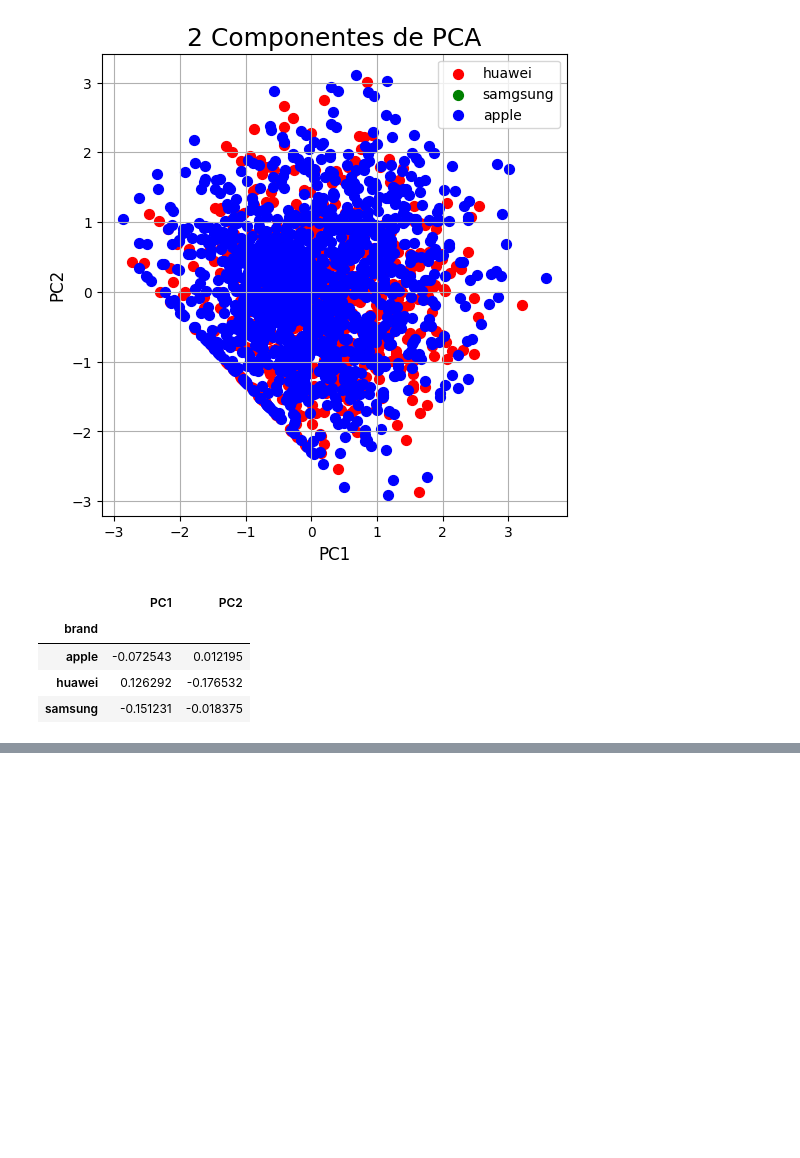
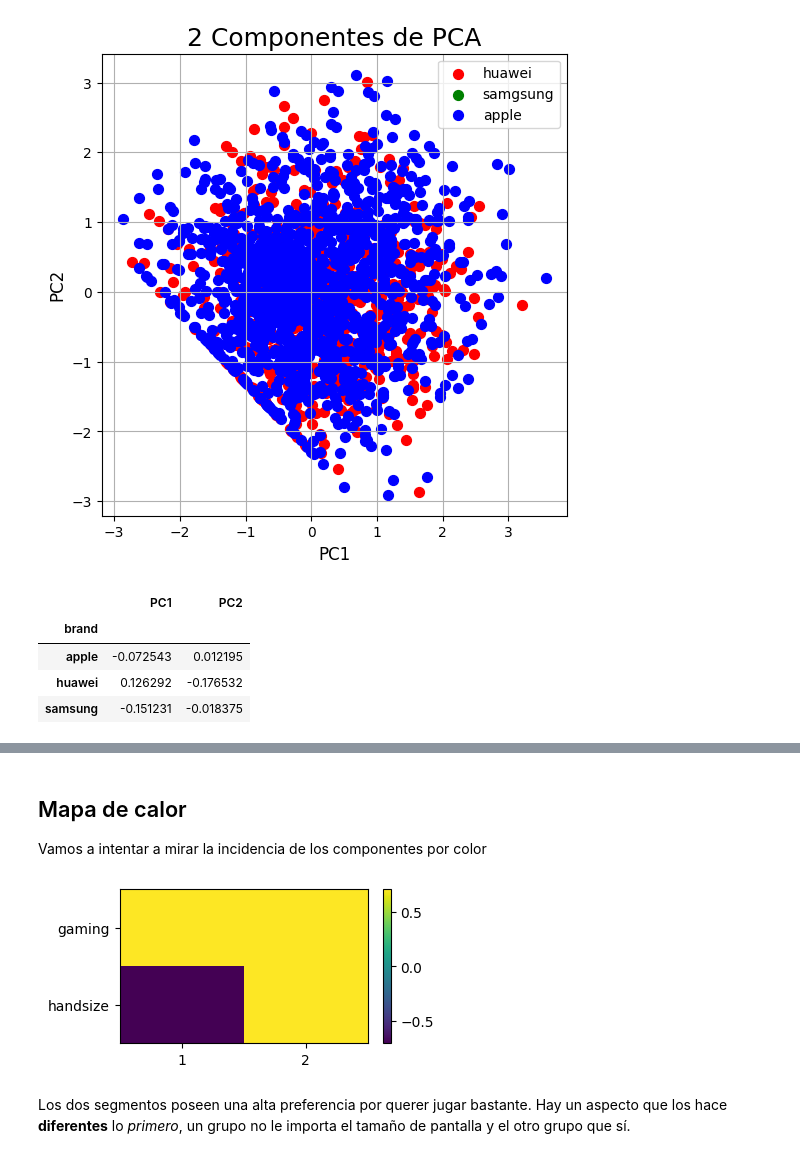
Before and after one commit to keynes37/Pricenalitycs, a Jupyter notebook: Cluster_de_mercado.ipynb, the cells around one changed output, grey strips where cells are left out. Cells and saved outputs as stored; diff of their text form; code cells hidden in the pictures; blank space fills up the shorter version.

```diff
--- a/Cluster_de_mercado.ipynb
+++ b/Cluster_de_mercado.ipynb
@@ -202,0 +212,15 @@ final_df.groupby("brand")[["PC1", "PC2"]].median()
+# %%
+# Entrenamiento
+datos_seleccion = datos.loc[:, ['gaming', 'handsize']]
+pca_pipe = make_pipeline(StandardScaler(), PCA())
+pca_pipe.fit(datos_seleccion)
+
+# Se extrae la parte del modelo con la opción de la función pipeline
+modelo_final = pca_pipe.named_steps['pca']
+
+# Re enfocamos y tenemos
+pd.DataFrame(
+    data    = modelo_final.components_,
+    columns = datos_seleccion.columns,
+    index   = ['PC1', 'PC2']
+)
@@ -202,0 +242,16 @@ final_df.groupby("brand")[["PC1", "PC2"]].median()
+# %% [markdown]
+## Mapa de calor
+
+Vamos a intentar a mirar la incidencia de los componentes por color
+# %%
+fig, ax = plt.subplots(nrows=1, ncols=1, figsize=(4, 2))
+componentes = modelo_final.components_
+plt.imshow(componentes.T, cmap='viridis', aspect='auto')
+plt.yticks(range(len(datos_seleccion.columns)), datos_seleccion.columns)
+plt.xticks(range(len(datos_seleccion.columns)), np.arange(modelo_final.n_components_) + 1)
+plt.grid(False)
+plt.colorbar();
+# %% [output]
+[figure, added]
+# %% [markdown]
+Los dos segmentos poseen una alta preferencia por querer jugar bastante. Hay un aspecto que los hace **diferentes** lo *primero*, un grupo no le importa el tamaño de pantalla y el otro grupo que sí.
```
Also changed, not shown: parts of 5 cells of this notebook, 1 other file.
